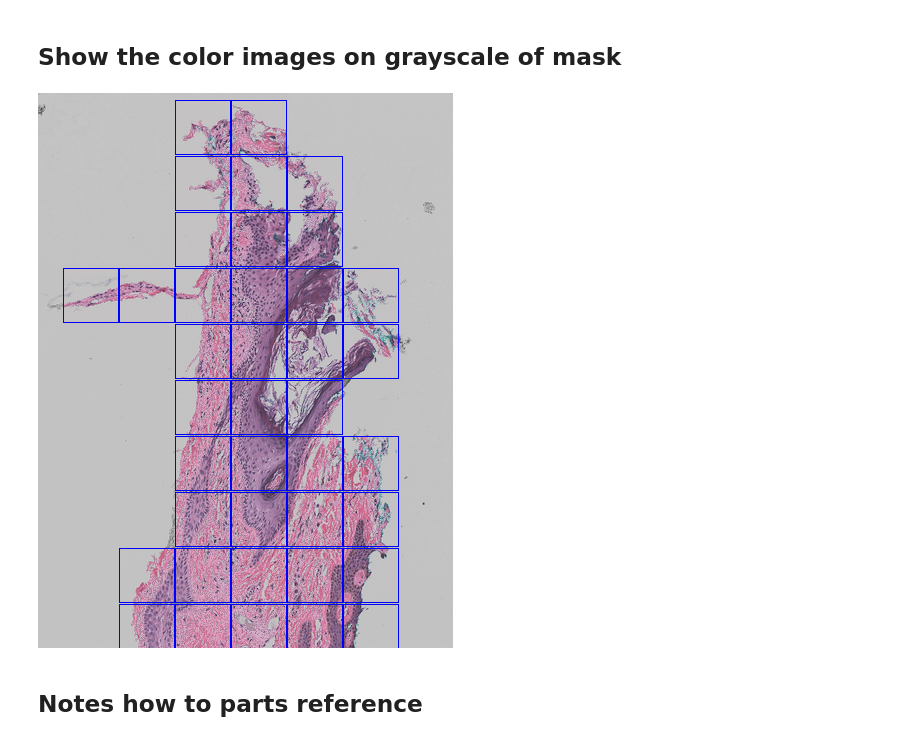
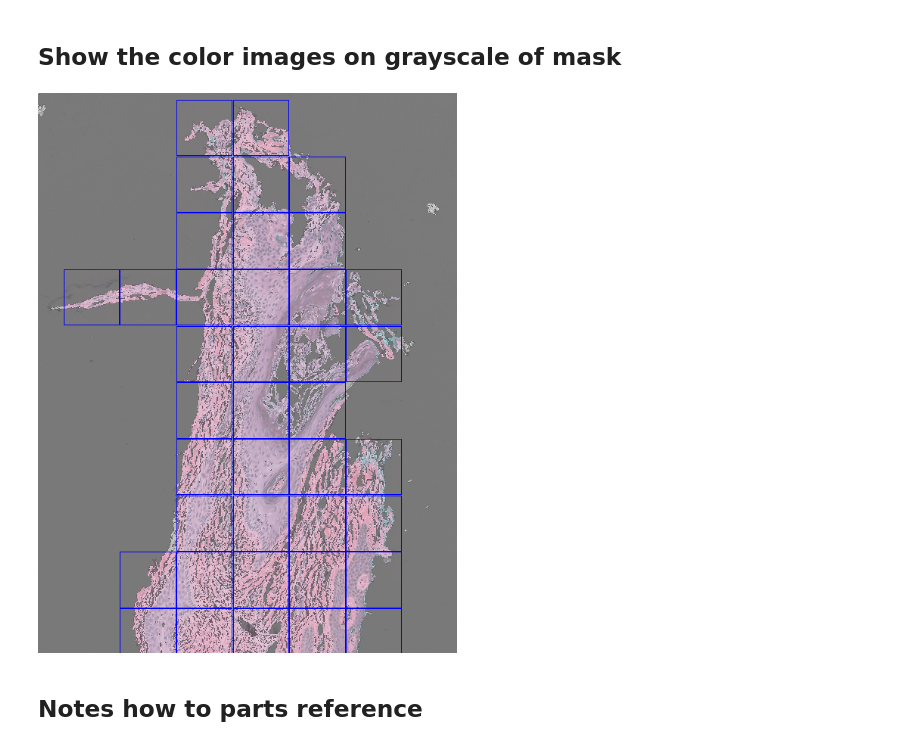
Before and after one commit to quincy-125/DigiPath_MLTK, a Jupyter notebook: notebook_masked_thumb_research/get_markup_thumb_confirm_grid_layout.ipynb, the cells around one changed output. Saved outputs shown, nothing was run; the diff lists cells and outputs as text; code cells hidden in the pictures.

```diff
--- a/notebook_masked_thumb_research/get_markup_thumb_confirm_grid_layout.ipynb
+++ b/notebook_masked_thumb_research/get_markup_thumb_confirm_grid_layout.ipynb
@@ -604,7 +611,7 @@ def get_marked_thumbnail(tfrecord_filename, wsi_filename, thumb_scale):
     return one_thumb
 tfrecord_filename = '../../DigiPath_MLTK_data/thumb_test/CMU-1-Small-Region.tfrecords'
 wsi_filename = os.path.join(data_dir, files_list[0]) # 'CMU-1-Small-Region.svs'
-thumb_scale = 1/7
+thumb_scale = 1/4
 
 marked_thumbnail = get_marked_thumbnail(tfrecord_filename, wsi_filename, thumb_scale)
 display(marked_thumbnail)
@@ -638,36 +645,36 @@ def get_masked_thumbnail(tfrecord_filename, wsi_filename, thumb_scale, alpha):
             patch_record = iterable_tfrecord.next()
             image_raw = patch_record['image_raw'].numpy()
             ulc_row = np.int(patch_record['ulc_row'].numpy() * thumb_scale)
             ulc_col = np.int(patch_record['ulc_col'].numpy() * thumb_scale)
             lrc_row = np.int(patch_record['lrc_row'].numpy() * thumb_scale)
             lrc_col = np.int(patch_record['lrc_col'].numpy() * thumb_scale)
             box_bound = (ulc_col, ulc_row, lrc_col, lrc_row)
             patch_im = one_thumb.crop(box_bound).convert('RGBA')
             patch_draw = ImageDraw.Draw(patch_im)
             h = patch_im.size[0]
             w = patch_im.size[1]
             patch_draw.rectangle(((0, 0), (h-1, w-1)), outline='blue', fill=None)
 
             offset = (ulc_col, ulc_row)
             thumb_mask.paste(patch_im, offset)
 
         except StopIteration:
             is_empty = True
             pass
 
     return thumb_mask
 
 tfrecord_filename = '../../DigiPath_MLTK_data/thumb_test/CMU-1-Small-Region.tfrecords'
 wsi_filename = os.path.join(data_dir, files_list[0]) # 'CMU-1-Small-Region.svs'  (better if from tfrecord)
 # size of thumbnail relative to wsi
-thumb_scale = 1/4
+thumb_scale = 1/3
 # larger alpha is darker mask
-alpha = 0.2
+alpha = 0.5
 
 one_thumb = get_masked_thumbnail(tfrecord_filename, wsi_filename, thumb_scale, alpha)
 display(one_thumb)
 # %% [output]
-[figure, old version]
+[figure, new version]
 # %% [markdown]
 ## Notes how to parts reference
 # %% [markdown]
```
Also changed, not shown: parts of 3 cells of this notebook.
